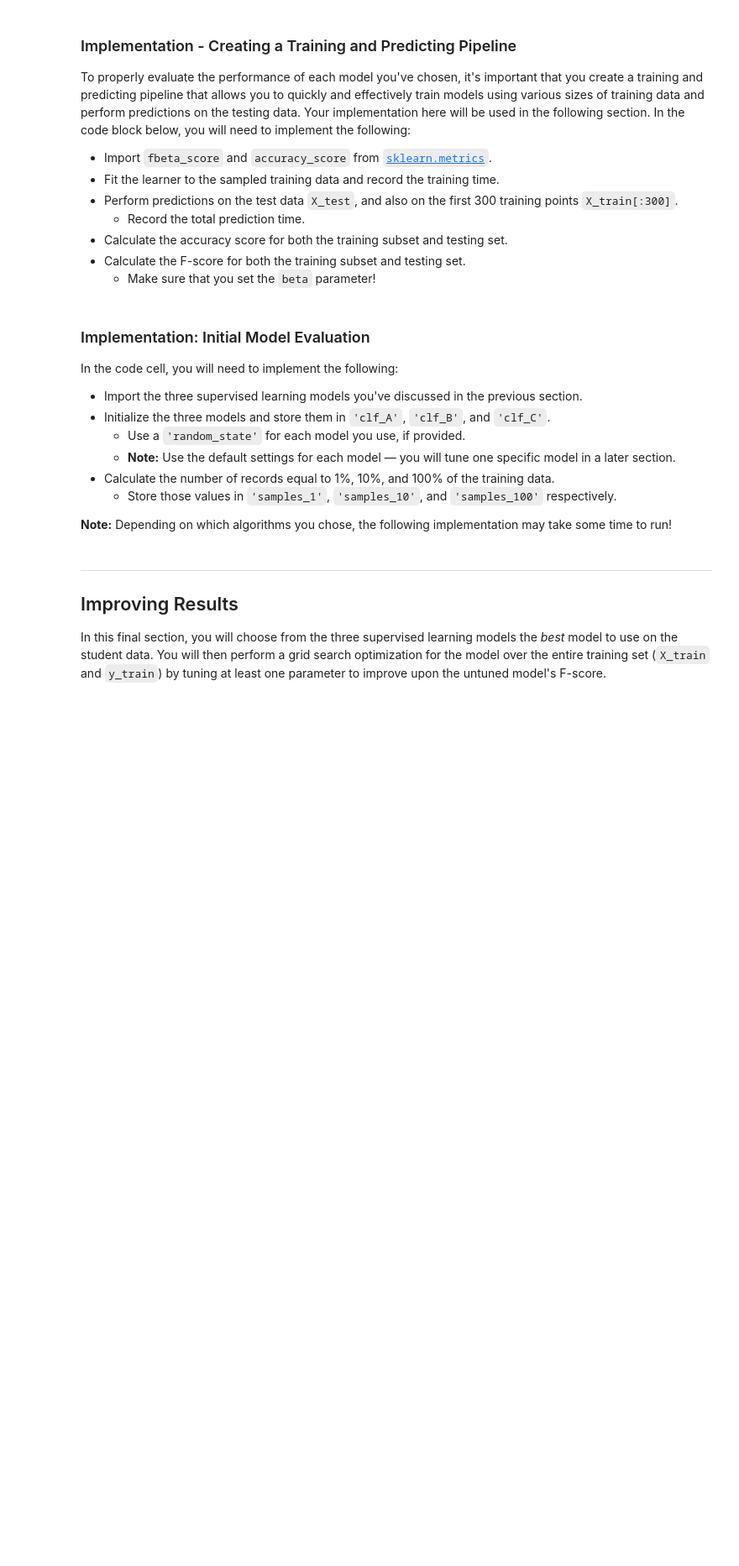
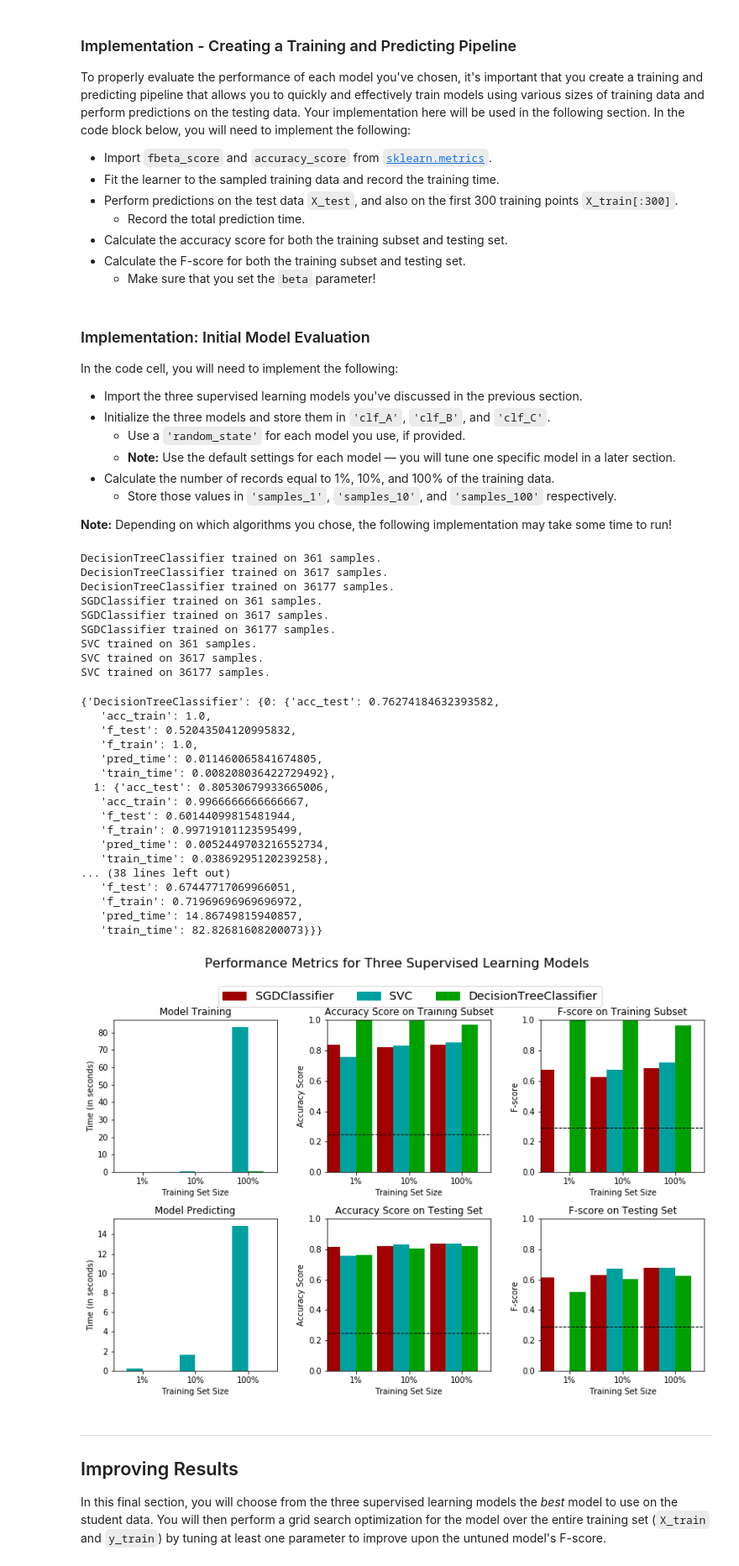
Before and after one commit to WillianPaiva/machine-learning, a Jupyter notebook: projects/finding_donors/finding_donors.ipynb, the cells around one changed output. Shown: that part at 84% size. Drawn from its saved outputs; the diff is of its cells as text; code cells hidden in the pictures; blank space fills up the shorter version.

```diff
--- a/projects/finding_donors/finding_donors.ipynb
+++ b/projects/finding_donors/finding_donors.ipynb
@@ -310,6 +319,9 @@ In the code block below, you will need to implement the following:
    - Make sure that you set the `beta` parameter!
 # %%
 # TODO: Import two metrics from sklearn - fbeta_score and accuracy_score
+from sklearn.metrics import accuracy_score
+from sklearn.metrics import fbeta_score
+
 
 def train_predict(learner, sample_size, X_train, y_train, X_test, y_test):
     '''
@@ -326,33 +338,33 @@ def train_predict(learner, sample_size, X_train, y_train, X_test, y_test):
 
     # TODO: Fit the learner to the training data using slicing with 'sample_size' using .fit(training_features[:], training_labels[:])
     start = time() # Get start time
-    learner = None
+    learner.fit(X_train[:sample_size],y_train[:sample_size])
     end = time() # Get end time
 
     # TODO: Calculate the training time
-    results['train_time'] = None
+    results['train_time'] = end-start
 
     # TODO: Get the predictions on the test set(X_test),
     #       then get predictions on the first 300 training samples(X_train) using .predict()
     start = time() # Get start time
-    predictions_test = None
-    predictions_train = None
+    predictions_test = learner.predict(X_test)
+    predictions_train = learner.predict(X_train[:300])
     end = time() # Get end time
 
     # TODO: Calculate the total prediction time
-    results['pred_time'] = None
+    results['pred_time'] = end-start
 
     # TODO: Compute accuracy on the first 300 training samples which is y_train[:300]
-    results['acc_train'] = None
+    results['acc_train'] = accuracy_score(y_train[:300], predictions_train)
 
     # TODO: Compute accuracy on test set using accuracy_score()
-    results['acc_test'] = None
+    results['acc_test'] = accuracy_score(y_test, predictions_test)
 
     # TODO: Compute F-score on the the first 300 training samples using fbeta_score()
-    results['f_train'] = None
+    results['f_train'] = fbeta_score(y_train[:300], predictions_train, beta=0.5)
 
     # TODO: Compute F-score on the test set which is y_test
-    results['f_test'] = None
+    results['f_test'] = fbeta_score(y_test, predictions_test, beta=0.5)
 
     # Success
     print "{} trained on {} samples.".format(learner.__class__.__name__, sample_size)
@@ -372,31 +384,63 @@ In the code cell, you will need to implement the following:
 **Note:** Depending on which algorithms you chose, the following implementation may take some time to run!
 # %%
 # TODO: Import the three supervised learning models from sklearn
+from sklearn import svm
+from sklearn.linear_model import SGDClassifier
+from sklearn import tree
 
 # TODO: Initialize the three models
-clf_A = None
-clf_B = None
-clf_C = None
+clf_A = tree.DecisionTreeClassifier()
+clf_B = SGDClassifier(loss="hinge", penalty="l2")
+clf_C = svm.SVC()
 
 # TODO: Calculate the number of samples for 1%, 10%, and 100% of the training data
 # HINT: samples_100 is the entire training set i.e. len(y_train)
 # HINT: samples_10 is 10% of samples_100
 # HINT: samples_1 is 1% of samples_100
-samples_100 = None
-samples_10 = None
-samples_1 = None
+samples_100 = int(len(y_train))
+samples_10 = int(len(y_train)*0.1)
+samples_1 = int(len(y_train)*0.01)
 
 # Collect results on the learners
 results = {}
 for clf in [clf_A, clf_B, clf_C]:
     clf_name = clf.__class__.__name__
     results[clf_name] = {}
     for i, samples in enumerate([samples_1, samples_10, samples_100]):
         results[clf_name][i] = \
         train_predict(clf, samples, X_train, y_train, X_test, y_test)
 
 # Run metrics visualization for the three supervised learning models chosen
+display(results)
 vs.evaluate(results, accuracy, fscore)
+# %% [output]
+DecisionTreeClassifier trained on 361 samples.
+DecisionTreeClassifier trained on 3617 samples.
+DecisionTreeClassifier trained on 36177 samples.
+SGDClassifier trained on 361 samples.
+SGDClassifier trained on 3617 samples.
+SGDClassifier trained on 36177 samples.
+SVC trained on 361 samples.
+SVC trained on 3617 samples.
+SVC trained on 36177 samples.
+{'DecisionTreeClassifier': {0: {'acc_test': 0.76274184632393582,
+   'acc_train': 1.0,
+   'f_test': 0.52043504120995832,
+   'f_train': 1.0,
+   'pred_time': 0.011460065841674805,
+   'train_time': 0.008208036422729492},
+  1: {'acc_test': 0.80530679933665006,
+   'acc_train': 0.9966666666666667,
+   'f_test': 0.60144099815481944,
+   'f_train': 0.99719101123595499,
+   'pred_time': 0.0052449703216552734,
+   'train_time': 0.03869295120239258},
+... (38 lines left out)
+   'f_test': 0.67447717069966051,
+   'f_train': 0.71969696969696972,
+   'pred_time': 14.86749815940857,
+   'train_time': 82.82681608200073}}}
+[figure, added]
 # %% [markdown]
 ----
 ## Improving Results
```
Also changed, not shown: parts of 19 cells of this notebook, 4 other files.
